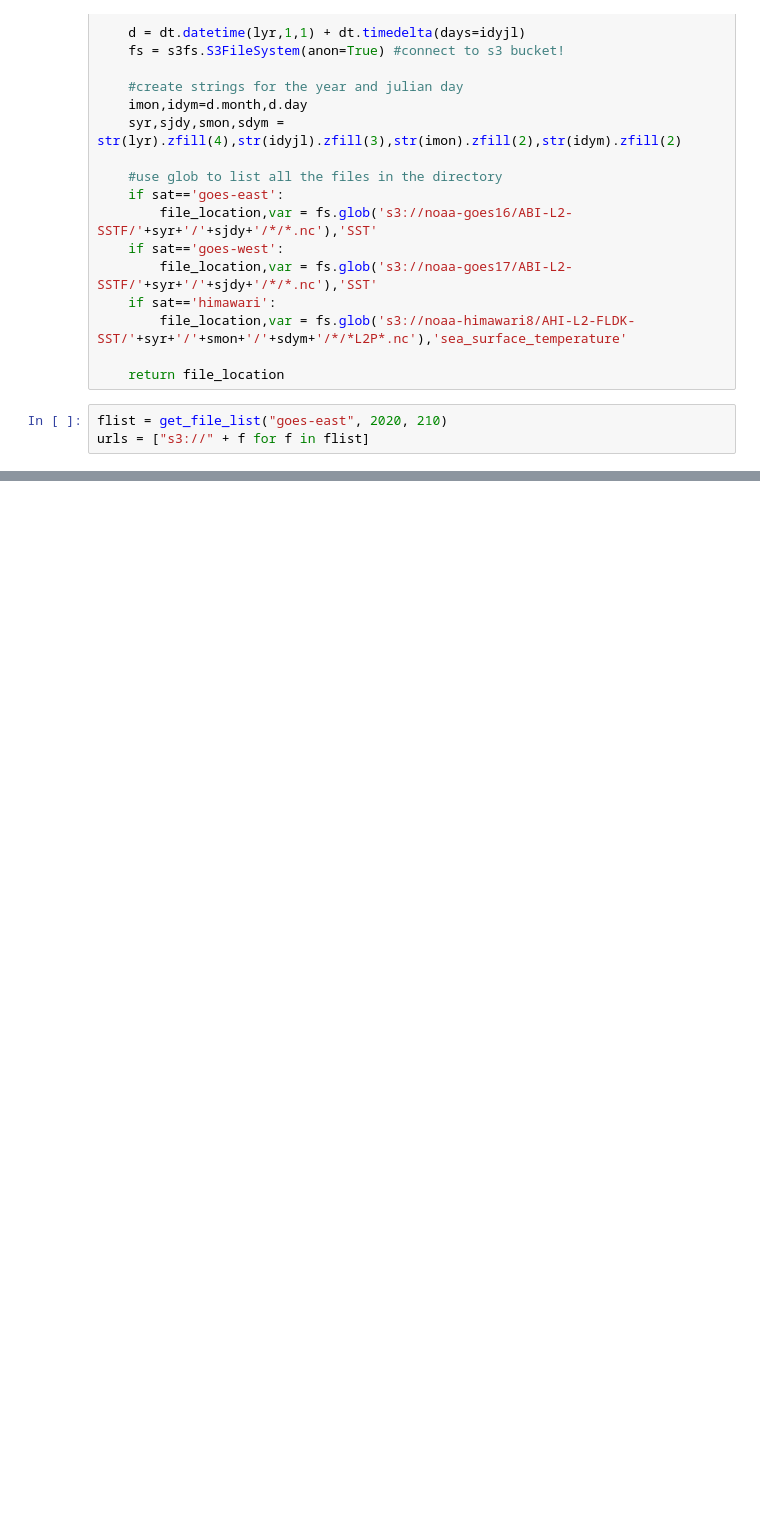
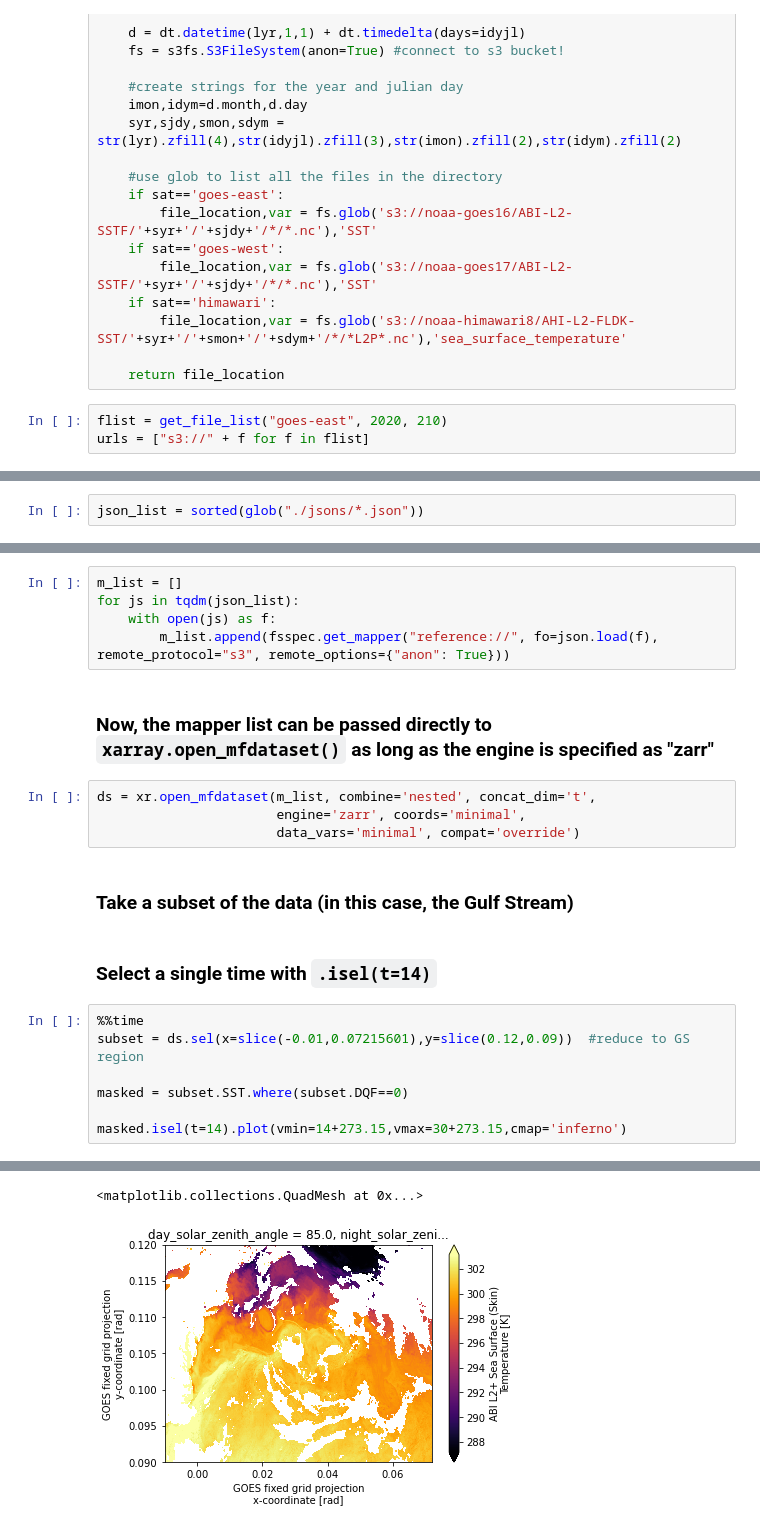
Before and after one commit to lsterzinger/kerchunk-medium-tutorial, a Jupyter notebook: tutorial.ipynb, the cells around one changed output, grey strips where cells are left out. Saved outputs shown, nothing was run; the diff lists cells and outputs as text; blank space fills up the shorter version.

```diff
--- a/tutorial.ipynb
+++ b/tutorial.ipynb
@@ -59,0 +112,2 @@ SystemError: <built-in function visit> returned a result with an error set
+# %%
+json_list = sorted(glob("./jsons/*.json"))
@@ -59,0 +116,23 @@ SystemError: <built-in function visit> returned a result with an error set
+# %%
+m_list = []
+for js in tqdm(json_list):
+    with open(js) as f:
+        m_list.append(fsspec.get_mapper("reference://", fo=json.load(f), remote_protocol="s3", remote_options={"anon": True}))
+# %% [markdown]
+### Now, the mapper list can be passed directly to `xarray.open_mfdataset()` as long as the engine is specified as "zarr"
+# %%
+ds = xr.open_mfdataset(m_list, combine='nested', concat_dim='t',
+                       engine='zarr', coords='minimal',
+                       data_vars='minimal', compat='override')
+# %% [markdown]
+### Take a subset of the data (in this case, the Gulf Stream)
+# %% [markdown]
+### Select a single time with `.isel(t=14)`
+# %%
+%%time
+subset = ds.sel(x=slice(-0.01,0.07215601),y=slice(0.12,0.09))  #reduce to GS region
+
+masked = subset.SST.where(subset.DQF==0)
+
+masked.isel(t=14).plot(vmin=14+273.15,vmax=30+273.15,cmap='inferno')
+# %% [output]
@@ -59,0 +141,2 @@ SystemError: <built-in function visit> returned a result with an error set
+<matplotlib.collections.QuadMesh at 0x...>
+[figure, added]
```
Also changed, not shown: parts of 16 cells of this notebook.
